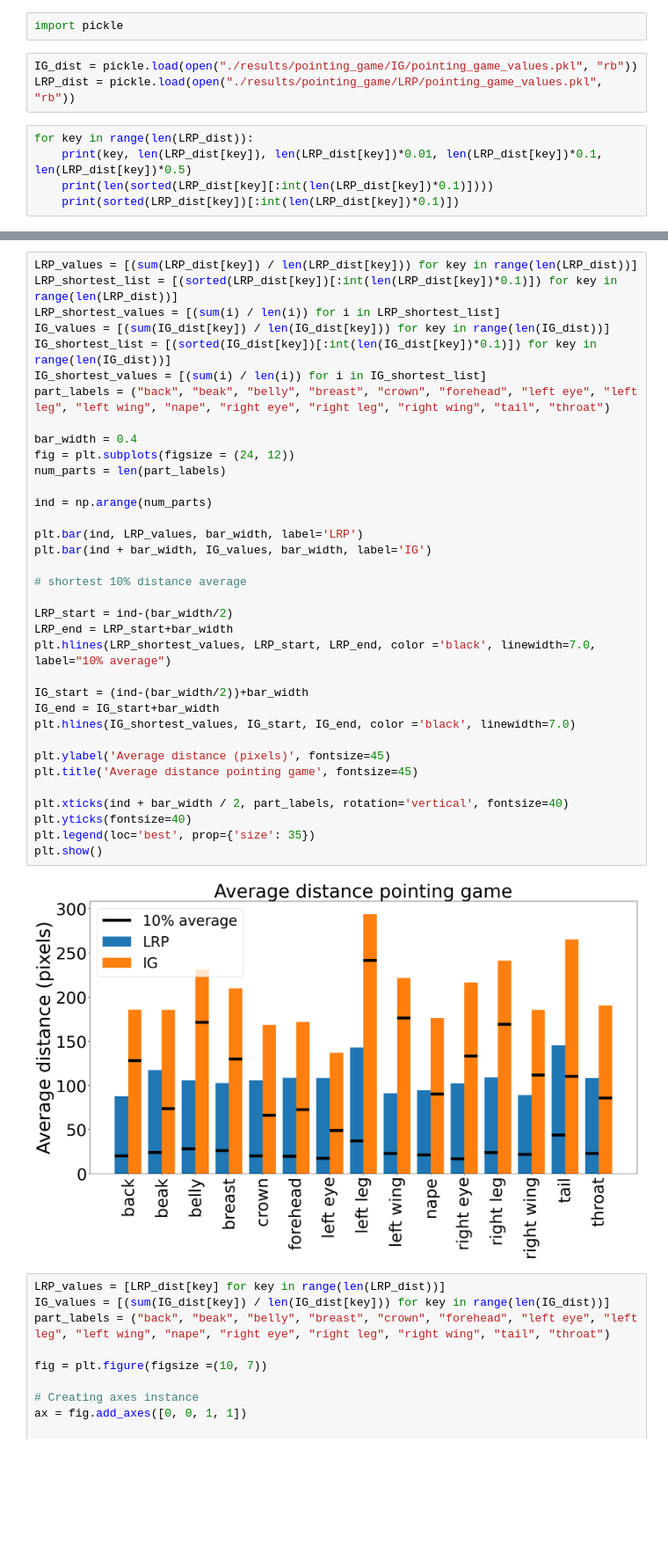
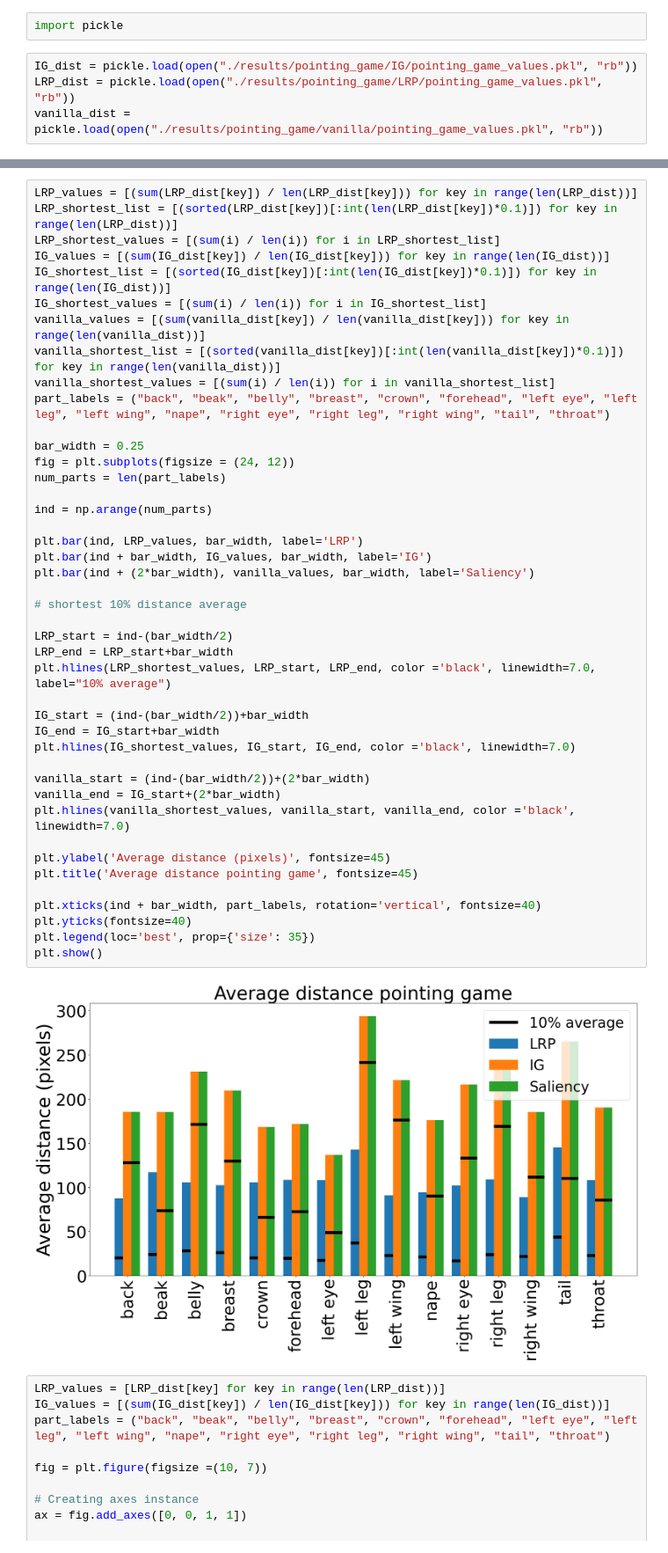
Before and after one commit to JackFurby/explainable-concept-bottleneck-models, a Jupyter notebook: plot.ipynb, the cells around one changed output, grey strips where cells are left out. Shown at 88% size. Saved outputs shown, nothing was run; the diff lists cells and outputs as text; blank space fills up the shorter version.

```diff
--- a/plot.ipynb
+++ b/plot.ipynb
@@ -29,8 +29,4 @@ import pickle
 # %%
 IG_dist = pickle.load(open("./results/pointing_game/IG/pointing_game_values.pkl", "rb"))
 LRP_dist = pickle.load(open("./results/pointing_game/LRP/pointing_game_values.pkl", "rb"))
+vanilla_dist = pickle.load(open("./results/pointing_game/vanilla/pointing_game_values.pkl", "rb"))
-# %%
-for key in range(len(LRP_dist)):
-	print(key, len(LRP_dist[key]), len(LRP_dist[key])*0.01, len(LRP_dist[key])*0.1, len(LRP_dist[key])*0.5)
-	print(len(sorted(LRP_dist[key][:int(len(LRP_dist[key])*0.1)])))
-	print(sorted(LRP_dist[key])[:int(len(LRP_dist[key])*0.1)])
@@ -59,36 +37,44 @@ LRP_shortest_values = [(sum(i) / len(i)) for i in LRP_shortest_list]
 IG_values = [(sum(IG_dist[key]) / len(IG_dist[key])) for key in range(len(IG_dist))]
 IG_shortest_list = [(sorted(IG_dist[key])[:int(len(IG_dist[key])*0.1)]) for key in range(len(IG_dist))]
 IG_shortest_values = [(sum(i) / len(i)) for i in IG_shortest_list]
+vanilla_values = [(sum(vanilla_dist[key]) / len(vanilla_dist[key])) for key in range(len(vanilla_dist))]
+vanilla_shortest_list = [(sorted(vanilla_dist[key])[:int(len(vanilla_dist[key])*0.1)]) for key in range(len(vanilla_dist))]
+vanilla_shortest_values = [(sum(i) / len(i)) for i in vanilla_shortest_list]
 part_labels = ("back", "beak", "belly", "breast", "crown", "forehead", "left eye", "left leg", "left wing", "nape", "right eye", "right leg", "right wing", "tail", "throat")
 
-bar_width = 0.4
+bar_width = 0.25
 fig = plt.subplots(figsize = (24, 12))
 num_parts = len(part_labels)
 
 ind = np.arange(num_parts)
 
 plt.bar(ind, LRP_values, bar_width, label='LRP')
 plt.bar(ind + bar_width, IG_values, bar_width, label='IG')
+plt.bar(ind + (2*bar_width), vanilla_values, bar_width, label='Saliency')
 
 # shortest 10% distance average
 
 LRP_start = ind-(bar_width/2)
 LRP_end = LRP_start+bar_width
 plt.hlines(LRP_shortest_values, LRP_start, LRP_end, color ='black', linewidth=7.0, label="10% average")
 
 IG_start = (ind-(bar_width/2))+bar_width
 IG_end = IG_start+bar_width
 plt.hlines(IG_shortest_values, IG_start, IG_end, color ='black', linewidth=7.0)
 
+vanilla_start = (ind-(bar_width/2))+(2*bar_width)
+vanilla_end = IG_start+(2*bar_width)
+plt.hlines(vanilla_shortest_values, vanilla_start, vanilla_end, color ='black', linewidth=7.0)
+
 plt.ylabel('Average distance (pixels)', fontsize=45)
 plt.title('Average distance pointing game', fontsize=45)
 
-plt.xticks(ind + bar_width / 2, part_labels, rotation='vertical', fontsize=40)
+plt.xticks(ind + bar_width, part_labels, rotation='vertical', fontsize=40)
 plt.yticks(fontsize=40)
 plt.legend(loc='best', prop={'size': 35})
 plt.show()
 # %% [output]
-[figure, old version]
+[figure, new version]
 # %%
 LRP_values = [LRP_dist[key] for key in range(len(LRP_dist))]
 IG_values = [(sum(IG_dist[key]) / len(IG_dist[key])) for key in range(len(IG_dist))]
```
Also changed, not shown: parts of 1 cell of this notebook, 2 other files.
